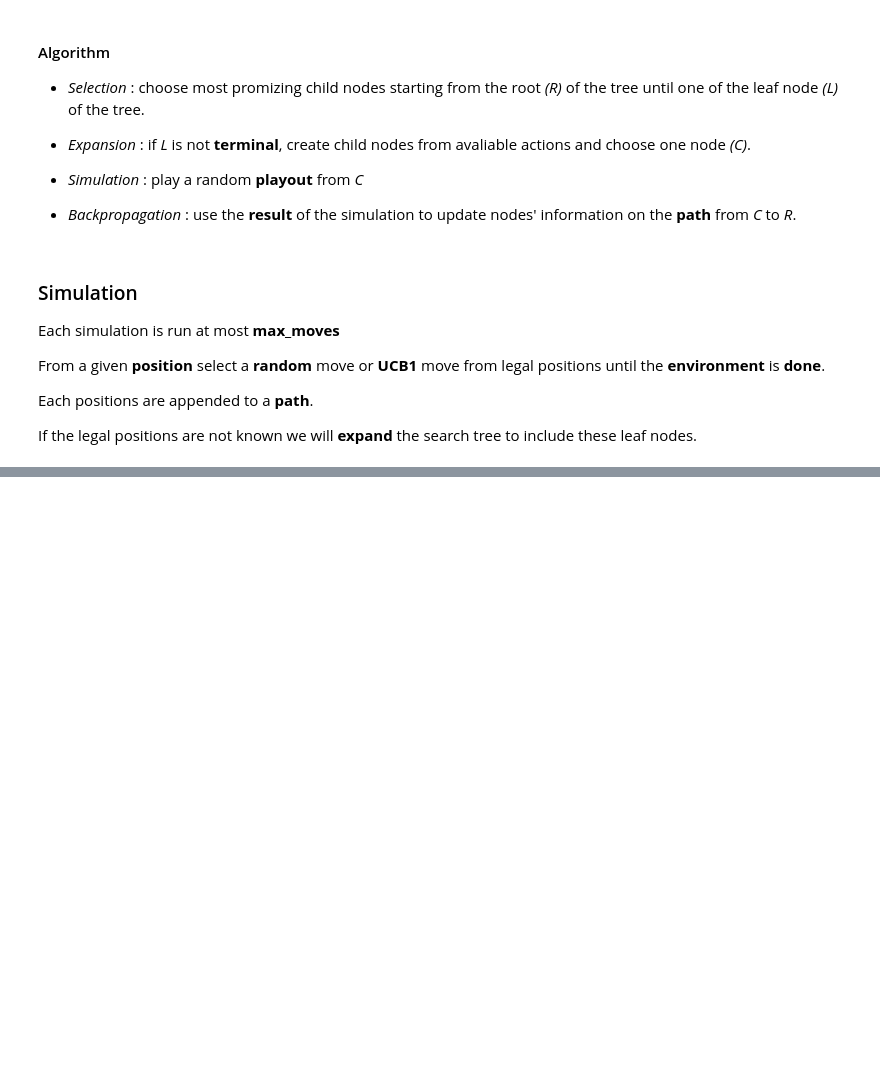
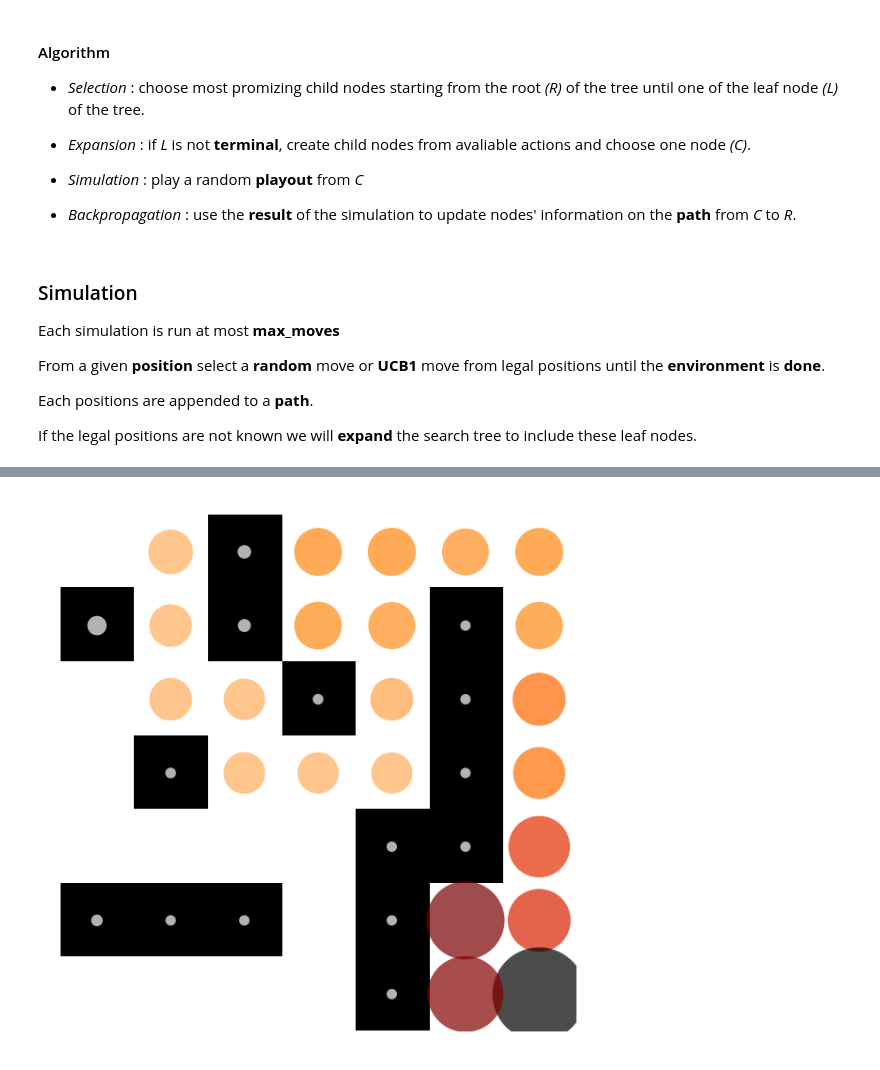
Before and after one commit to Olivier-Lakoue/Graph_ML_Problems, a Jupyter notebook: notebooks/[37]_MCTS.ipynb, the cells around one changed output, grey strips where cells are left out. Cells and saved outputs as stored; diff of their text form; code cells hidden in the pictures; blank space fills up the shorter version.

Commit message:
plotting

```diff
--- a/notebooks/[37]_MCTS.ipynb
+++ b/notebooks/[37]_MCTS.ipynb
@@ -180,0 +185,4 @@ plt.show()
+# %%
+pos = {node: np.array([node[1], node[0]]) for node in g.nodes()}
+# %%
+sizes = [attr['plays'] for node,attr in g.nodes(data=True)]
@@ -180,0 +192,20 @@ plt.show()
+# %%
+wins = [attr['wins'] for node, attr in g.nodes(data=True)]
+# %%
+norm = Normalize(vmin=min(wins), vmax=max(wins), clip=True)
+mapper = cm.ScalarMappable(norm=norm, cmap=cm.gist_heat_r)
+cols = [mapper.to_rgba(v) for v in wins]
+# %%
+plt.figure(figsize=(10, 8), dpi=200)
+plt.subplot(211)
+
+nx.draw_networkx_nodes(g, pos, node_size=sizes, alpha=0.7, linewidths=0, node_color=cols)
+# nx.draw_networkx_labels(g, pos)
+# nx.draw_networkx_edges(g, pos)
+plt.imshow(grid, cmap='gray')
+plt.yticks([])
+plt.xticks([])
+plt.axis('off')
+plt.show()
+# %% [output]
+[figure, added]
```
Also changed, not shown: parts of 5 cells of this notebook, 1 other file.
